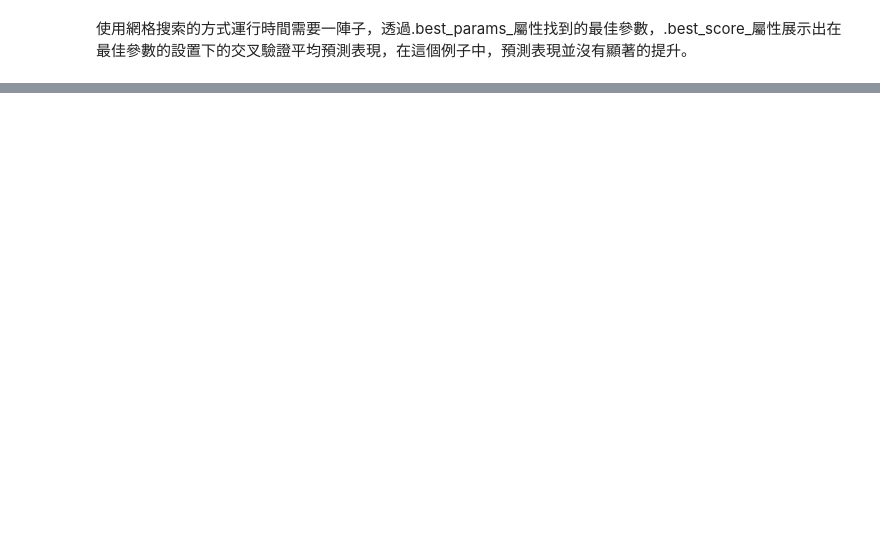
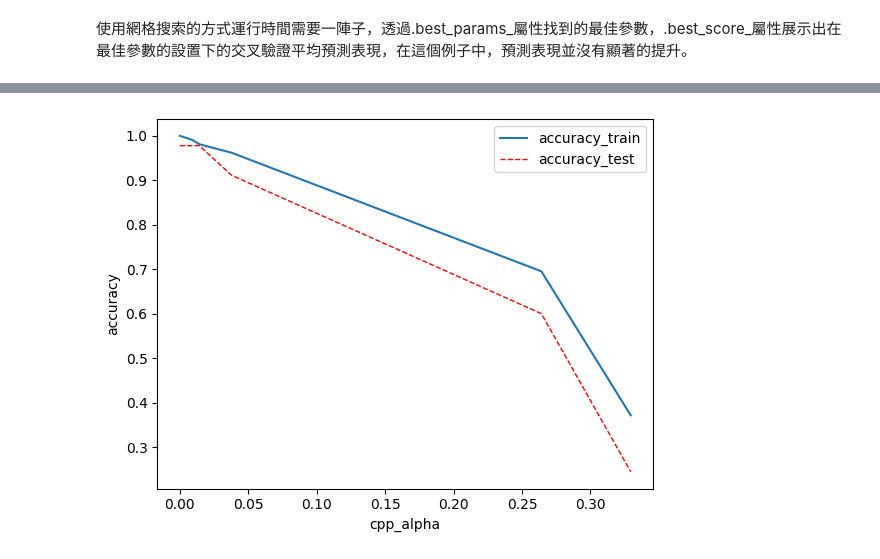
Before and after one commit to EvanRuan0401/ml-code-note, a Jupyter notebook: DecisonTree/DecisonTree.ipynb, the cells around one changed output, grey strips where cells are left out. Cells and saved outputs as stored; diff of their text form; code cells hidden in the pictures; blank space fills up the shorter version.

```diff
--- a/DecisonTree/DecisonTree.ipynb
+++ b/DecisonTree/DecisonTree.ipynb
@@ -378,0 +402,20 @@ GS.best_score_
+# %%
+# training model use "gini" criterion
+# splitter="best", make tree bigger as we can
+# 剪枝前
+dt = DecisionTreeClassifier(criterion="gini", splitter="best")
+model = dt.fit(X_train, y_train)
+
+y_pred = dt.predict(X_test)
+print("y_real=", y_test)
+print("y_pred=", y_pred)
+
+cnt = np.sum([1 for i in range(len(y_test)) if y_test[i]==y_pred[i]])
+print("right={0},all={1}".format(cnt, len(y_test)))
+print("accury={}%".format(100.0*cnt/len(y_test)))
+
+plt.figure(figsize=(25,20))
+plot_tree(dt, feature_names=iris.feature_names,
+                  class_names=iris.target_names,
+                  filled=True)
+plt.show()
@@ -378,0 +432,4 @@ GS.best_score_
+# %%
+model_prune = dt.cost_complexity_pruning_path(X_train, y_train)
+cpp_alphas = model_prune['ccp_alphas']
+model_prune
@@ -378,0 +449,23 @@ GS.best_score_
+# %%
+# 計算不同alpha下，訓練準確率與測試準確率
+accuracy_train,accuracy_test = [],[]
+for v in cpp_alphas:
+    tree = DecisionTreeClassifier(criterion="gini", ccp_alpha=v)
+
+    tree.fit(X_train, y_train)
+    y_train_pred = tree.predict(X_train)
+    y_test_pred = tree.predict(X_test)
+
+    accuracy_train.append(accuracy_score(y_train, y_train_pred))
+    accuracy_test.append(accuracy_score(y_test, y_test_pred))
+# %%
+# 畫出alpha與準確率之間的關係
+plt.figure(1)
+plt.xlabel('cpp_alpha')
+plt.ylabel('accuracy')
+plt.plot(cpp_alphas,accuracy_train,label='accuracy_train')
+plt.plot(cpp_alphas,accuracy_test,color='red',linewidth=1.0,linestyle='--',label='accuracy_test')
+plt.legend(loc='upper right')
+plt.show()
+# %% [output]
+[figure, added]
```
Also changed, not shown: parts of 23 cells of this notebook, 1 other file.
